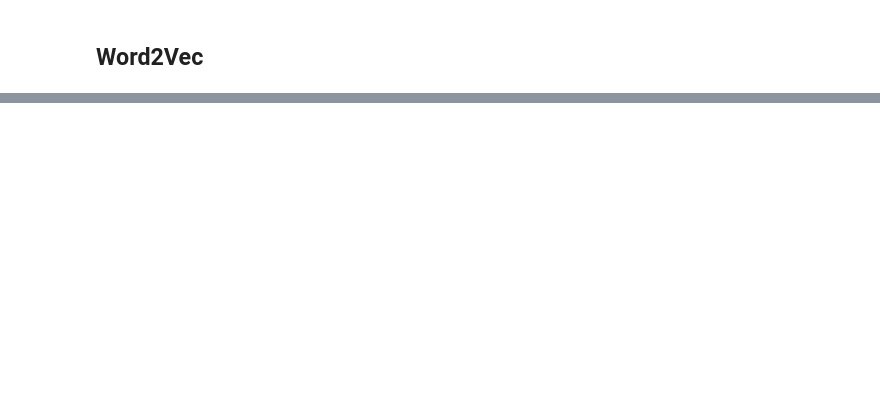
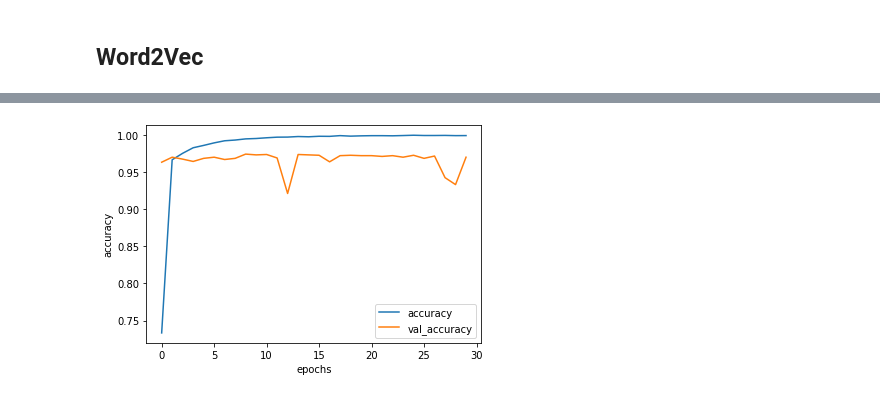
Before and after one commit to weronikazak/depression-tweets, a Jupyter notebook: analysis.ipynb, the cells around one changed output, grey strips where cells are left out. Saved outputs shown, nothing was run; the diff lists cells and outputs as text; code cells hidden in the pictures; blank space fills up the shorter version.

```diff
--- a/analysis.ipynb
+++ b/analysis.ipynb
@@ -241,19 +374,14 @@ IT’S
 DIMS = 300
 MAX_LENGTH = 280
 SPLIT = 0.1
+EPOCHS = 30
-# %%
-sequences = tokenizer.texts_to_sequences(tweets)
-padded = pad_sequences(sequences, padding="post", truncating="post", maxlen=MAX_LENGTH)
-
-split = int(len(tweets) * SPLIT)
-train_x =
 # %%
 model = Sequential([
-    ly.Embedding(total_words, DIMS, input_length=MAX_LENGHT),
-    ly.Conv1D(32, 3, activation='relu'),
-    ly.MaxPooling1D(),
-    ly.Dropout(0.5),
-    ly.LSTM(300),
-    ly.Dropout(0.5),
-    ly.Dense(1, "sigmoid")
+    ly.Embedding(total_words, DIMS, input_length=MAX_LENGTH),
+    ly.GlobalAveragePooling1D(),
+    ly.Dense(24, activation="relu"),
+    ly.Dense(1, activation="sigmoid")
 ])
+
+
+model.summary()
@@ -281,0 +411,4 @@ model.compile(loss="binary_crossentropy", optimizer="nadam", metrics=["accuracy"
+# %%
+history = model.fit(train_x, train_y,
+                    epochs=EPOCHS,
+                    validation_data=(test_x, test_y))
@@ -281,0 +433,11 @@ model.compile(loss="binary_crossentropy", optimizer="nadam", metrics=["accuracy"
+# %%
+import matplotlib.pyplot as plt
+
+plt.plot(history.history["accuracy"])
+plt.plot(history.history["val_accuracy"])
+plt.xlabel("epochs")
+plt.ylabel("accuracy")
+plt.legend(["accuracy", "val_accuracy"])
+plt.show()
+# %% [output]
+[figure, added]
```
Also changed, not shown: parts of 29 cells of this notebook, 3 other files.
